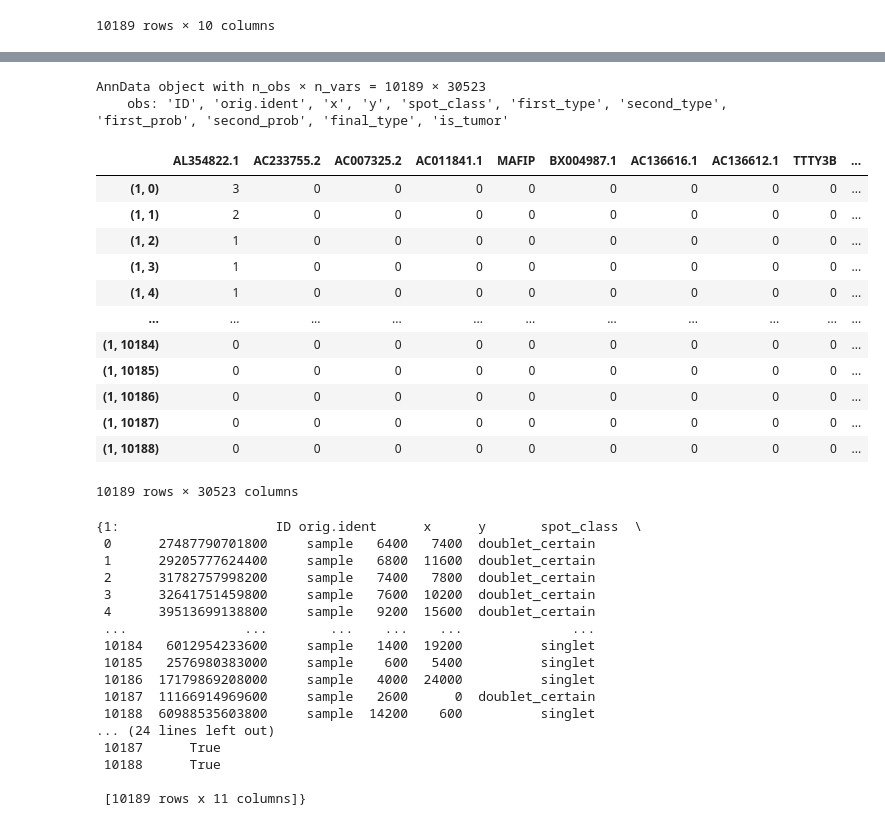
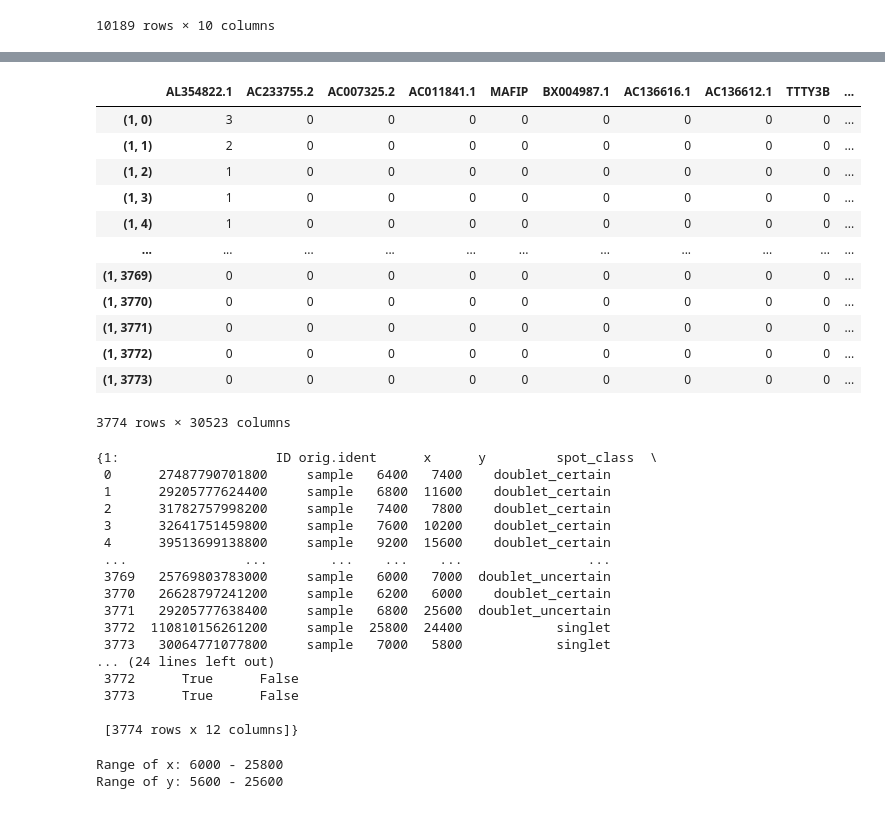
Before and after one commit to Czzmh/CODE, a Jupyter notebook: MYCODE/spatial_lda.ipynb, the cells around one changed output, grey strips where cells are left out. Drawn from its saved outputs; the diff is of its cells as text; code cells hidden in the pictures.

```diff
--- a/MYCODE/spatial_lda.ipynb
+++ b/MYCODE/spatial_lda.ipynb
@@ -144,5 +112,8 @@ merged_data
 # %%
 merged_data['is_tumor'] = np.where(merged_data['final_type'] == 'Tumor-Cholang', True, False)
+
+immune_cell_types = {'B cell': True, 'T-NK': True, 'Macrophage': True}
+merged_data['is_immune'] = np.where(merged_data['final_type'].isin(immune_cell_types.keys()), True, False)
 merged_data
 # %% [output]
 |  | ID | orig.ident | x | y | spot_class | first_type | second_type | first_prob | second_prob | ... |
@@ -160,0 +138,5 @@ merged_data
+# %%
+# tumor data
+tumor_data = merged_data[merged_data['is_tumor'] == True]
+tumor_data = tumor_data[(tumor_data['x'] > 5900) & (tumor_data['y'] > 5500) & (tumor_data['y'] < 25700)]
+tumor_data
@@ -161,4 +157,5 @@ merged_data
 # %%
 # Dataframe to Anndata
-merged_data_ann = AnnData(obs=merged_data, var=data.var)
-merged_data_ann.obs
+tumor_data_ann = AnnData(obs=tumor_data, var=data.var)
+aligned_X = data[data.obs.index.isin(tumor_data_ann.obs["ID"])].X
+tumor_data_ann = AnnData(X=aligned_X.toarray(), obs=tumor_data, var=data.var)
@@ -190,29 +162,23 @@ print(aligned_X.toarray())
-# %%
-merged_data_ann = AnnData(X=aligned_X.toarray(), obs=merged_data, var=data.var)
-merged_data_ann
-# %% [output]
-AnnData object with n_obs × n_vars = 10189 × 30523
-    obs: 'ID', 'orig.ident', 'x', 'y', 'spot_class', 'first_type', 'second_type', 'first_prob', 'second_prob', 'final_type', 'is_tumor'
 # %%
-features = pd.DataFrame(merged_data_ann.X.astype(int), columns=merged_data_ann.var.index)
+features = pd.DataFrame(tumor_data_ann.X.astype(int), columns=tumor_data_ann.var.index)
 features.index = [(1, idx) for idx in features.index]
 features
 # %% [output]
 |  | AL354822.1 | AC233755.2 | AC007325.2 | AC011841.1 | MAFIP | BX004987.1 | AC136616.1 | AC136612.1 | TTTY3B | ... |
 | (1, 0) | 3 | 0 | 0 | 0 | 0 | 0 | 0 | 0 | 0 | ... |
 | (1, 1) | 2 | 0 | 0 | 0 | 0 | 0 | 0 | 0 | 0 | ... |
 | (1, 2) | 1 | 0 | 0 | 0 | 0 | 0 | 0 | 0 | 0 | ... |
 | (1, 3) | 1 | 0 | 0 | 0 | 0 | 0 | 0 | 0 | 0 | ... |
 | (1, 4) | 1 | 0 | 0 | 0 | 0 | 0 | 0 | 0 | 0 | ... |
 | ... | ... | ... | ... | ... | ... | ... | ... | ... | ... | ... |
-| (1, 10184) | 0 | 0 | 0 | 0 | 0 | 0 | 0 | 0 | 0 | ... |
-| (1, 10185) | 0 | 0 | 0 | 0 | 0 | 0 | 0 | 0 | 0 | ... |
-| (1, 10186) | 0 | 0 | 0 | 0 | 0 | 0 | 0 | 0 | 0 | ... |
-| (1, 10187) | 0 | 0 | 0 | 0 | 0 | 0 | 0 | 0 | 0 | ... |
-| (1, 10188) | 0 | 0 | 0 | 0 | 0 | 0 | 0 | 0 | 0 | ... |
+| (1, 3769) | 0 | 0 | 0 | 0 | 0 | 0 | 0 | 0 | 0 | ... |
+| (1, 3770) | 0 | 0 | 0 | 0 | 0 | 0 | 0 | 0 | 0 | ... |
+| (1, 3771) | 0 | 0 | 0 | 0 | 0 | 0 | 0 | 0 | 0 | ... |
+| (1, 3772) | 0 | 0 | 0 | 0 | 0 | 0 | 0 | 0 | 0 | ... |
+| (1, 3773) | 0 | 0 | 0 | 0 | 0 | 0 | 0 | 0 | 0 | ... |
-10189 rows × 30523 columns
+3774 rows × 30523 columns
 # %%
-patient = merged_data_ann.obs
+patient = tumor_data_ann.obs
 patient.reset_index(drop=True, inplace=True)
 
 patient_dict = dict()
@@ -220,21 +186,21 @@ patient_dict = dict()
 patient_dict[1] = patient
 patient_dict
 # %% [output]
-{1:                    ID orig.ident      x      y       spot_class  \
- 0      27487790701800     sample   6400   7400  doublet_certain
- 1      29205777624400     sample   6800  11600  doublet_certain
- 2      31782757998200     sample   7400   7800  doublet_certain
- 3      32641751459800     sample   7600  10200  doublet_certain
- 4      39513699138800     sample   9200  15600  doublet_certain
- ...               ...        ...    ...    ...              ...
- 10184   6012954233600     sample   1400  19200          singlet
- 10185   2576980383000     sample    600   5400          singlet
- 10186  17179869208000     sample   4000  24000          singlet
- 10187  11166914969600     sample   2600      0  doublet_certain
- 10188  60988535603800     sample  14200    600          singlet
+{1:                    ID orig.ident      x      y         spot_class  \
+ 0      27487790701800     sample   6400   7400    doublet_certain
+ 1      29205777624400     sample   6800  11600    doublet_certain
+ 2      31782757998200     sample   7400   7800    doublet_certain
+ 3      32641751459800     sample   7600  10200    doublet_certain
+ 4      39513699138800     sample   9200  15600    doublet_certain
+ ...               ...        ...    ...    ...                ...
+ 3769   25769803783000     sample   6000   7000  doublet_uncertain
+ 3770   26628797241200     sample   6200   6000    doublet_certain
+ 3771   29205777638400     sample   6800  25600  doublet_uncertain
+ 3772  110810156261200     sample  25800  24400            singlet
+ 3773   30064771077800     sample   7000   5800            singlet
 ... (24 lines left out)
- 10187      True
- 10188      True
+ 3772      True      False
+ 3773      True      False
 
- [10189 rows x 11 columns]}
+ [3774 rows x 12 columns]}
 # %%
@@ -277 +226,12 @@ with open(data_path + "Model/spatial_lda.pkl", 'rb') as f:
     complete_lda = pickle.load(f)
+# %%
+x_min = patient_dict[1]['x'].min()
+x_max = patient_dict[1]['x'].max()
+y_min = patient_dict[1]['y'].min()
+y_max = patient_dict[1]['y'].max()
+
+print("Range of x:", x_min, "-", x_max)
+print("Range of y:", y_min, "-", y_max)
+# %% [output]
+Range of x: 6000 - 25800
+Range of y: 5600 - 25600
```
Also changed, not shown: parts of 20 cells of this notebook, 4 other files.
